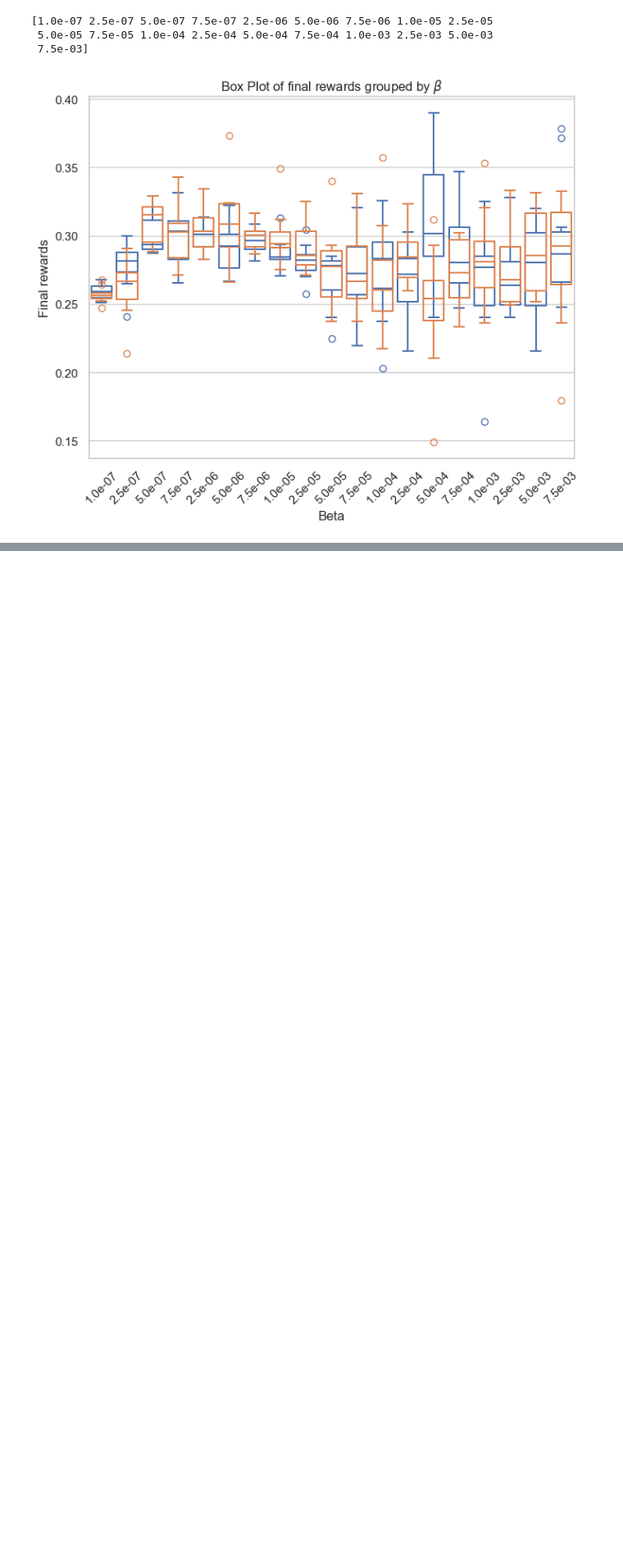
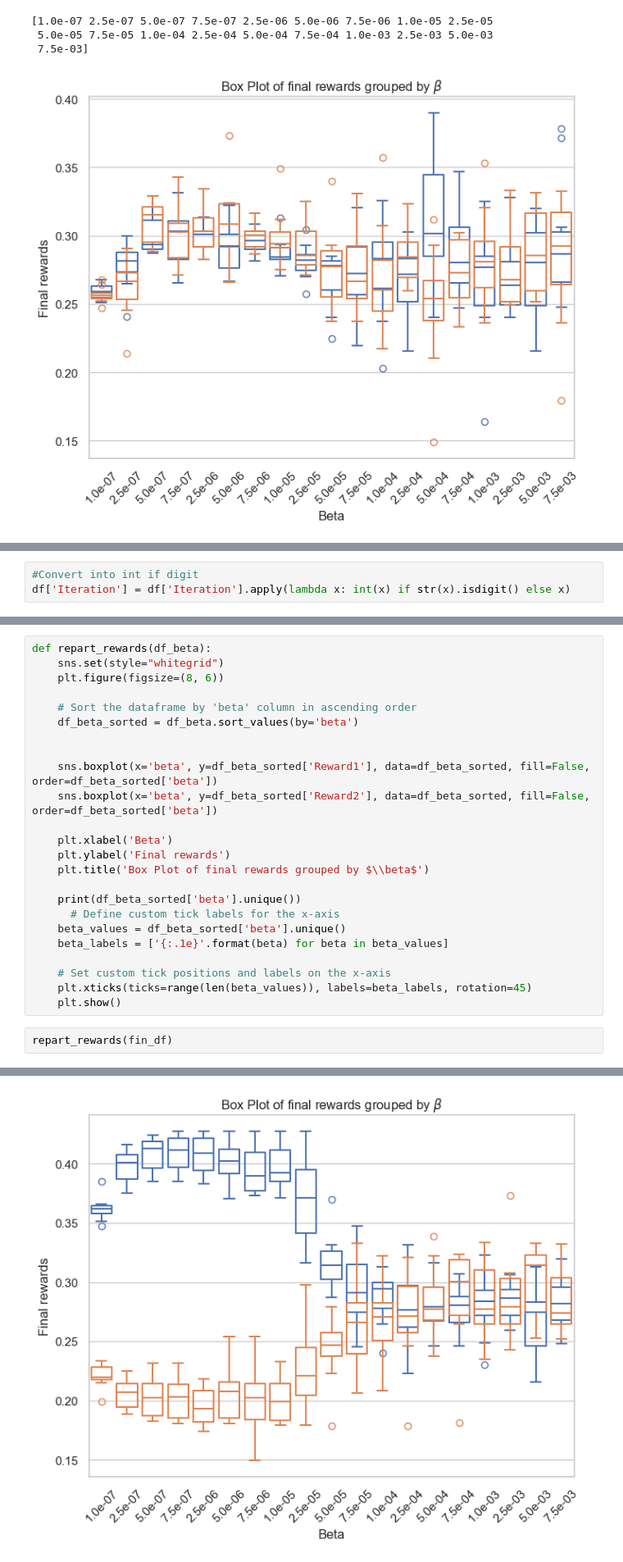
Before and after one commit to Suzie14/RLandPricing, a Jupyter notebook: notebooks/main.ipynb, the cells around one changed output, grey strips where cells are left out. Shown: that part at 82% size. Cells and saved outputs as stored; diff of their text form; blank space fills up the shorter version.

Commit message:
interpret fictive data

```diff
--- a/notebooks/main.ipynb
+++ b/notebooks/main.ipynb
@@ -169,0 +194,3 @@ repart_rewards(fin_df)
+# %%
+#Convert into int if digit
+df['Iteration'] = df['Iteration'].apply(lambda x: int(x) if str(x).isdigit() else x)
@@ -169,0 +260,27 @@ repart_rewards(fin_df)
+# %%
+def repart_rewards(df_beta):
+    sns.set(style="whitegrid")
+    plt.figure(figsize=(8, 6))
+
+    # Sort the dataframe by 'beta' column in ascending order
+    df_beta_sorted = df_beta.sort_values(by='beta')
+
+
+    sns.boxplot(x='beta', y=df_beta_sorted['Reward1'], data=df_beta_sorted, fill=False, order=df_beta_sorted['beta'])
+    sns.boxplot(x='beta', y=df_beta_sorted['Reward2'], data=df_beta_sorted, fill=False, order=df_beta_sorted['beta'])
+
+    plt.xlabel('Beta')
+    plt.ylabel('Final rewards')
+    plt.title('Box Plot of final rewards grouped by $\\beta$')
+
+    print(df_beta_sorted['beta'].unique())
+      # Define custom tick labels for the x-axis
+    beta_values = df_beta_sorted['beta'].unique()
+    beta_labels = ['{:.1e}'.format(beta) for beta in beta_values]
+
+    # Set custom tick positions and labels on the x-axis
+    plt.xticks(ticks=range(len(beta_values)), labels=beta_labels, rotation=45)
+    plt.show()
+# %%
+repart_rewards(fin_df)
+# %% [output]
@@ -169,0 +290 @@ repart_rewards(fin_df)
+[figure, added]
```
Also changed, not shown: parts of 11 cells of this notebook.
